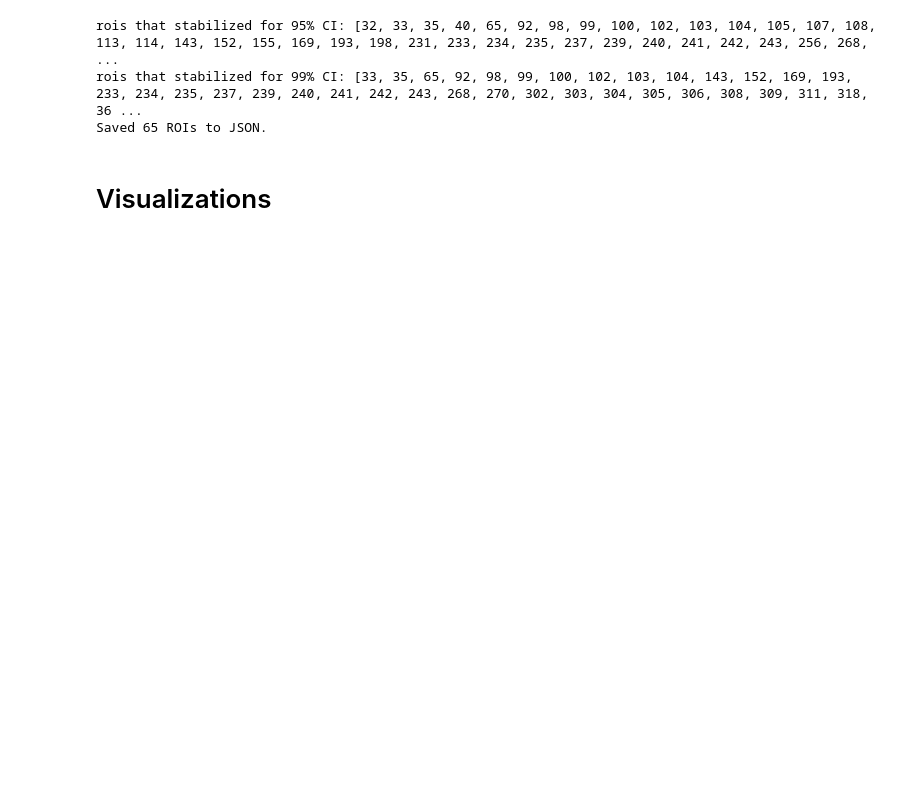
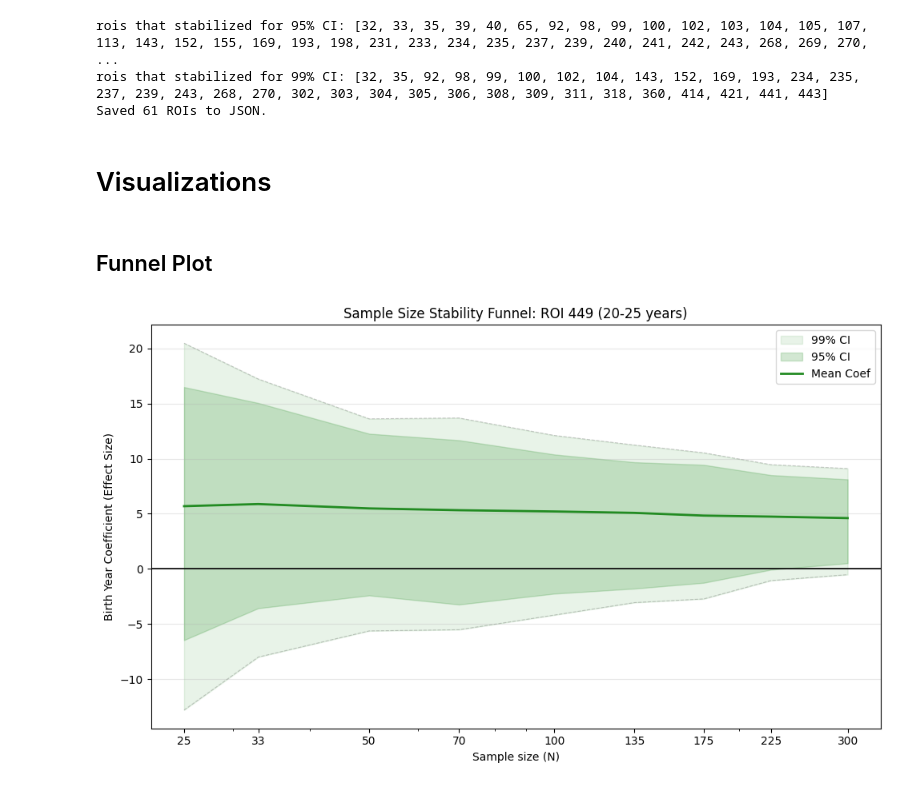
Before and after one commit to GaiaNegev13/legacy_pipe, a Jupyter notebook: scripts/data_analysis/simulation_based_power_analysis_results.ipynb, the cells around one changed output. Drawn from its saved outputs; the diff is of its cells as text; code cells hidden in the pictures; blank space fills up the shorter version.

```diff
--- a/scripts/data_analysis/simulation_based_power_analysis_results.ipynb
+++ b/scripts/data_analysis/simulation_based_power_analysis_results.ipynb
@@ -12,8 +12,8 @@ early_thirties = pd.read_csv('/home/gaia/Projects/legacy_data/legacy_pipe/data/p
 # define wanted window
 df = early_twenties
 # %%
-stable_95 = df[~df['first_sample_size_95'].isnull()]['roi'].tolist()
-stable_99 = df[~df['first_sample_size_99'].isnull()]['roi'].tolist()
+stable_95 = df[~df['stable_n_95'].isnull()]['roi'].tolist()
+stable_99 = df[~df['stable_n_99'].isnull()]['roi'].tolist()
 
 print(f"rois that stabilized for 95% CI: {stable_95}")
 print(f"rois that stabilized for 99% CI: {stable_99}")
@@ -27,10 +27,68 @@ with open("/home/gaia/Projects/legacy_data/legacy_pipe/data/interim/stable_95_ea
     json.dump(stable_95, f)
 print(f"Saved {len(stable_95)} ROIs to JSON.")# Example: print(roi_list_95[:5])
 # %% [output]
-rois that stabilized for 95% CI: [32, 33, 35, 40, 65, 92, 98, 99, 100, 102, 103, 104, 105, 107, 108, 113, 114, 143, 152, 155, 169, 193, 198, 231, 233, 234, 235, 237, 239, 240, 241, 242, 243, 256, 268, ...
-rois that stabilized for 99% CI: [33, 35, 65, 92, 98, 99, 100, 102, 103, 104, 143, 152, 169, 193, 233, 234, 235, 237, 239, 240, 241, 242, 243, 268, 270, 302, 303, 304, 305, 306, 308, 309, 311, 318, 36 ...
-Saved 65 ROIs to JSON.
+rois that stabilized for 95% CI: [32, 33, 35, 39, 40, 65, 92, 98, 99, 100, 102, 103, 104, 105, 107, 113, 143, 152, 155, 169, 193, 198, 231, 233, 234, 235, 237, 239, 240, 241, 242, 243, 268, 269, 270,  ...
+rois that stabilized for 99% CI: [32, 35, 92, 98, 99, 100, 102, 104, 143, 152, 169, 193, 234, 235, 237, 239, 243, 268, 270, 302, 303, 304, 305, 306, 308, 309, 311, 318, 360, 414, 421, 441, 443]
+Saved 61 ROIs to JSON.
 # %% [markdown]
 # Visualizations
+# %% [markdown]
+## Funnel Plot
+# %%
+import pandas as pd
+import matplotlib.pyplot as plt
+import numpy as np
+
+# 1. Load the stats data generated by your simulation
+# (Ensure your save script included 'roi' and 'age_bin' columns)
+stats_path = "/home/gaia/Projects/legacy_data/legacy_pipe/data/processed/plotting_stats_20_25.csv"
+stats_df = pd.read_csv(stats_path)
+
+def plot_funnel(df, roi_id, age_label, n_list):
+    """
+    Generates a funnel plot for a specific ROI from pre-calculated stats.
+    """
+    roi_data = df[df['roi'] == roi_id]
+
+    if roi_data.empty:
+        print(f"No data found for ROI {roi_id}")
+        return
+
+    plt.figure(figsize=(10, 6))
+
+    # --- Shading Layers ---
+    plt.fill_between(roi_data['sample_size'], roi_data['low_99'], roi_data['high_99'],
+                     color='forestgreen', alpha=0.1, label='99% CI')
+    plt.fill_between(roi_data['sample_size'], roi_data['low_95'], roi_data['high_95'],
+                     color='forestgreen', alpha=0.2, label='95% CI')
+
+    # --- Border Lines ---
+    plt.plot(roi_data['sample_size'], roi_data['low_99'], color='gray', linestyle='--', lw=0.8, alpha=0.4)
+    plt.plot(roi_data['sample_size'], roi_data['high_99'], color='gray', linestyle='--', lw=0.8, alpha=0.4)
+
+    # --- Central Trend ---
+    plt.plot(roi_data['sample_size'], roi_data['mean'], color='forestgreen', lw=2, label='Mean Coef')
+
+    # Formatting
+    plt.xscale('log')
+    plt.xticks(n_list, labels=[str(x) for x in n_list])
+    plt.axhline(0, color='black', lw=1.2)
+    plt.grid(axis='y', alpha=0.3)
+
+    plt.xlabel('Sample size (N)')
+    plt.ylabel('Birth Year Coefficient (Effect Size)')
+    plt.title(f'Sample Size Stability Funnel: ROI {roi_id} ({age_label} years)')
+    plt.legend(loc='upper right')
+
+    plt.tight_layout()
+    plt.show()
+
+# --- Execution ---
+N_LIST = [25, 33, 50, 70, 100, 135, 175, 225, 300]
+TARGET_ROI = 449 # Change this to view different regions
+
+plot_funnel(stats_df, TARGET_ROI, "20-25", N_LIST)
+# %% [output]
+[figure, added]
 # %%
 # pie chart of null vs non-null for 95% and 99% CI stabilization
```
Also changed, not shown: parts of 3 cells of this notebook, 6 other files.
